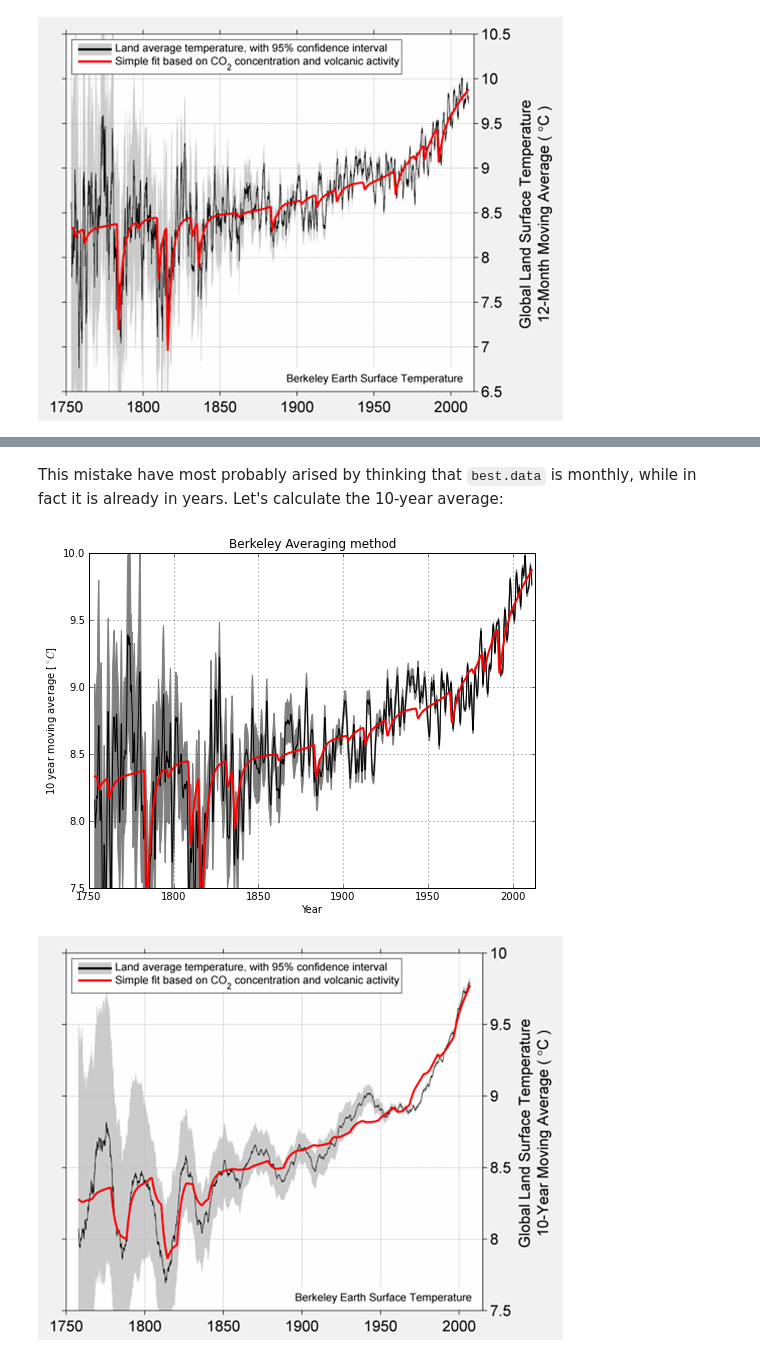
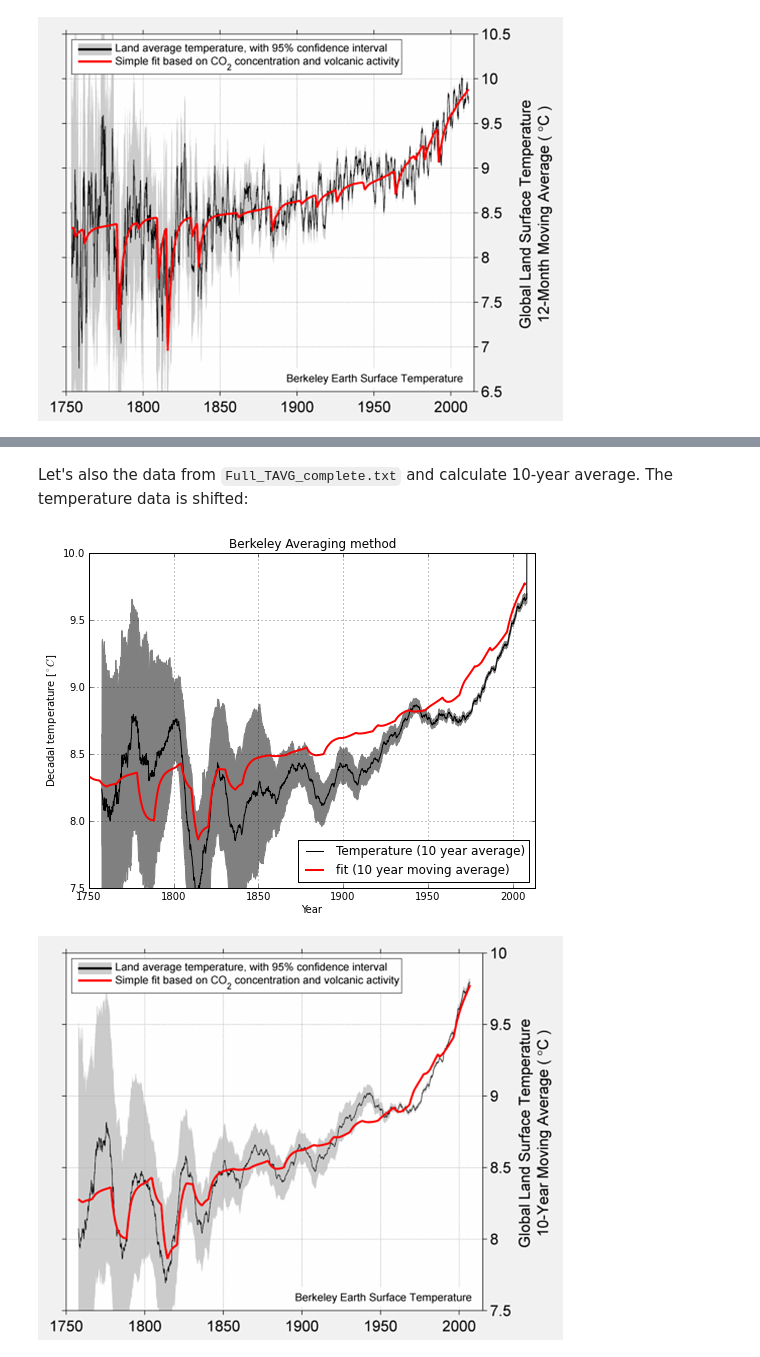
Before and after one commit to certik/climate, a Jupyter notebook: Berkeley fit.ipynb, the cells around one changed output, grey strips where cells are left out. Cells and saved outputs as stored; diff of their text form; code cells hidden in the pictures.

Commit message:
Update the graphs based on monthly data

```diff
--- a/Berkeley fit.ipynb
+++ b/Berkeley fit.ipynb
@@ -91,8 +91,11 @@ temp = D[:, 3]
 unc = D[:, 4]
 # %%
 D = loadtxt("data/berkeley_co2.txt")
-years_ = D[:, 0]
-CO2_ = D[:, 1]
+years_ = D[:-2, 0]
+CO2_ = D[:-2, 1]
+D = loadtxt("data/berkeley_volcanic.txt")
+years_2 = D[:, 0]
+volcanic_ = D[:, 1]
 # %%
 plot(years_, CO2_, label="orig")
 # TODO: fix the last point (which is wrong)
@@ -170,7 +173,7 @@ Let's calculate the fit using the $\alpha$, $\beta$ and $\gamma$ values provides
 alpha =  8.3421049
 beta  =  4.4663687
 gamma = -0.0151461
-fit = alpha + beta * log_CO2 + gamma * volcanic
+fit = alpha + beta * log(CO2_ / 277.3) + gamma * volcanic_
 # %% [markdown]
 We plot the annual data from `best.data` (i.e. we plot it directly, no averaging is done). This seems to agree well with the original graph:
 # %%
@@ -228,21 +232,20 @@ Image(filename="data/decadal-with-forcing-small.png")
 [figure]
-# %% [markdown]
-This mistake have most probably arised by thinking that `best.data` is monthly, while in fact it is already in years.
-Let's calculate the 10-year average:
+# %% [markdown]
+Let's also the data from `Full_TAVG_complete.txt` and calculate 10-year average. The temperature data is shifted:
 # %%
 figure(figsize=(8, 6))
-# the uncertainties must be averaged differently, but to a first approximation this is ok:
-fill_between(years, running_average(temp+unc, 4, 5), running_average(temp-unc, 4, 5), color="gray")
-plot(years, running_average(temp, 4, 5), "k-")
-plot(years, running_average(fit, 4, 5), "r-", lw=2)
+fill_between(years2, temp10+unc10, temp10-unc10, color="gray")
+plot(years2, month_to_10years(temp_month), "k-", label="Temperature (10 year average)")
+plot(years_, month_to_10years(fit), "r-", lw=2, label="fit (10 year moving average)")
 xlabel("Year")
-ylabel("10 year moving average [$^\circ C$]")
+ylabel("Decadal temperature [$^\circ C$]")
 title("Berkeley Averaging method")
 xlim([1750, 2013])
 ylim([7.5, 10])
 grid()
+legend(loc="lower right")
 show()
 Image(filename="data/decadal-with-forcing-small.png")
 # %% [output]
-[figure, old version]
+[figure, new version]
 [figure]
```
Also changed, not shown: parts of 10 cells of this notebook.
